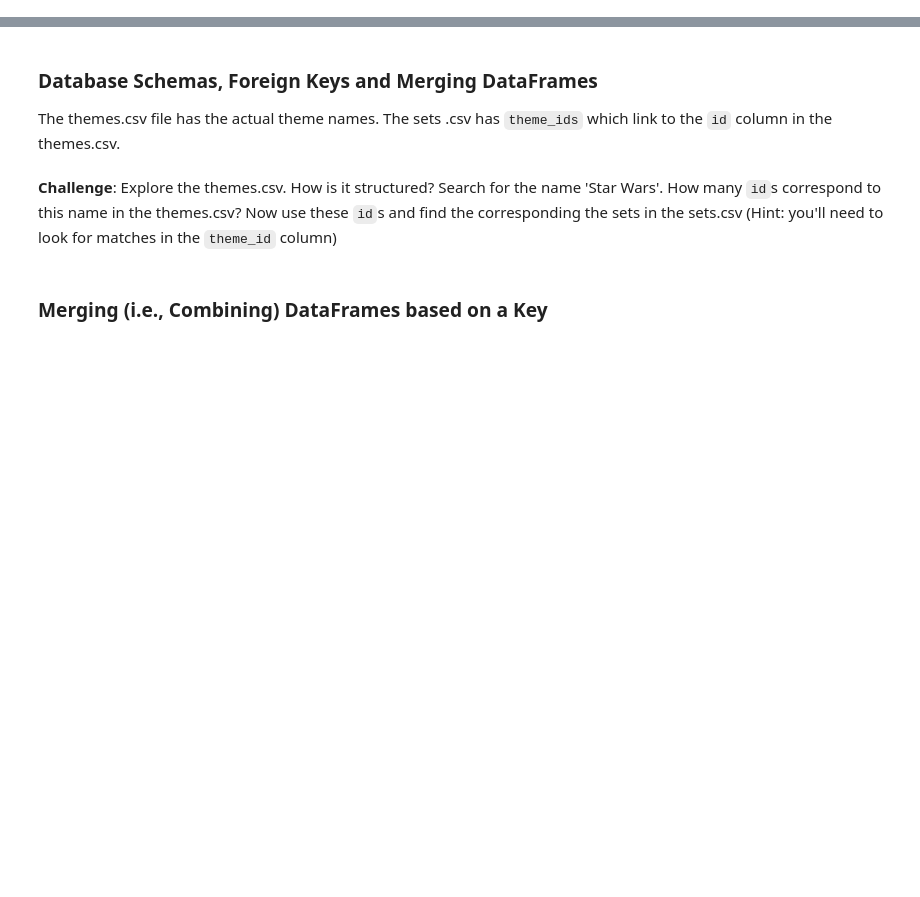
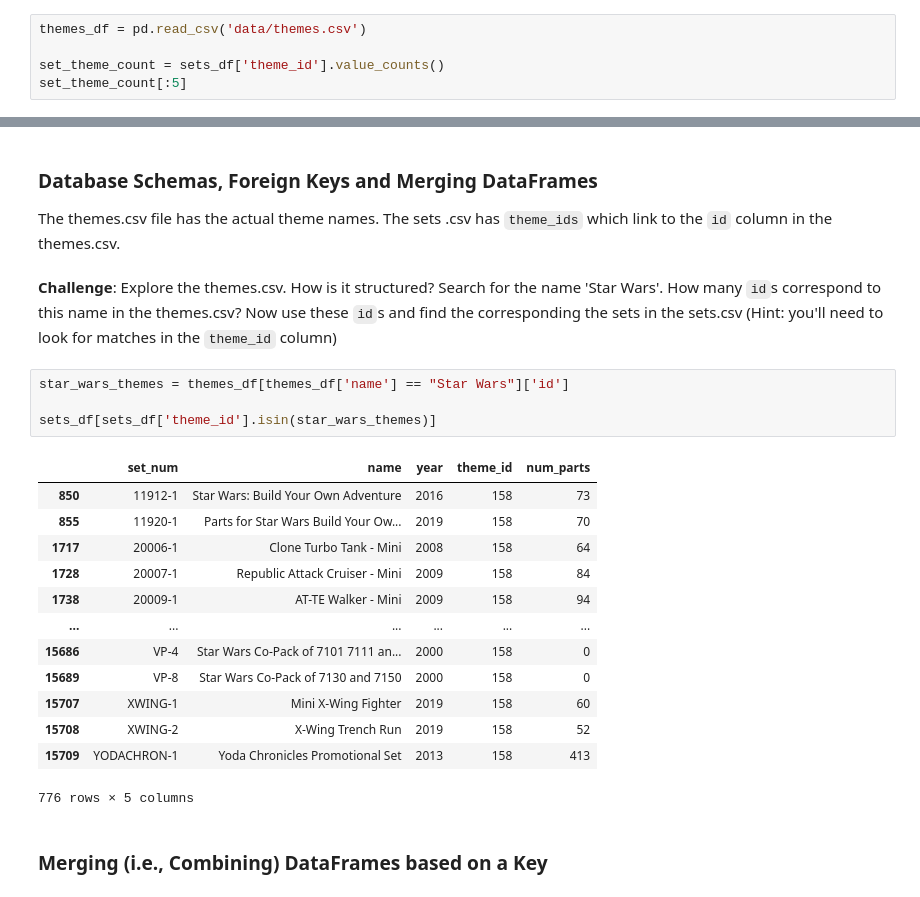
Before and after one commit to DRANetGH35/LEGO, a Jupyter notebook: Lego_Analysis_for_Course_(start).ipynb, the cells around one changed output, grey strips where cells are left out. Cells and saved outputs as stored; diff of their text form; blank space fills up the shorter version.

Commit message:
number of sets by theme

```diff
--- a/Lego_Analysis_for_Course_(start).ipynb
+++ b/Lego_Analysis_for_Course_(start).ipynb
@@ -262,3 +262,8 @@ plt.scatter(parts_per_set.index[:-2], parts_per_set.num_parts[:-2])
 ### Number of Sets per LEGO Theme
 # %% [markdown]
 LEGO has licensed many hit franchises from Harry Potter to Marvel Super Heros to many others. But which theme has the largest number of individual sets?
+# %%
+themes_df = pd.read_csv('data/themes.csv')
+
+set_theme_count = sets_df['theme_id'].value_counts()
+set_theme_count[:5]
@@ -270,5 +285,23 @@ LEGO has licensed many hit franchises from Harry Potter to Marvel Super Heros to
 The themes.csv file has the actual theme names. The sets .csv has <code>theme_ids</code> which link to the <code>id</code> column in the themes.csv.
 # %% [markdown]
 **Challenge**: Explore the themes.csv. How is it structured? Search for the name 'Star Wars'. How many <code>id</code>s correspond to this name in the themes.csv? Now use these <code>id</code>s and find the corresponding the sets in the sets.csv (Hint: you'll need to look for matches in the <code>theme_id</code> column)
+# %%
+star_wars_themes = themes_df[themes_df['name'] == "Star Wars"]['id']
+
+sets_df[sets_df['theme_id'].isin(star_wars_themes)]
+# %% [output]
+|  | set_num | name | year | theme_id | num_parts |
+| 850 | 11912-1 | Star Wars: Build Your Own Adventure | 2016 | 158 | 73 |
+| 855 | 11920-1 | Parts for Star Wars Build Your Ow... | 2019 | 158 | 70 |
+| 1717 | 20006-1 | Clone Turbo Tank - Mini | 2008 | 158 | 64 |
+| 1728 | 20007-1 | Republic Attack Cruiser - Mini | 2009 | 158 | 84 |
+| 1738 | 20009-1 | AT-TE Walker - Mini | 2009 | 158 | 94 |
+| ... | ... | ... | ... | ... | ... |
+| 15686 | VP-4 | Star Wars Co-Pack of 7101 7111 an... | 2000 | 158 | 0 |
+| 15689 | VP-8 | Star Wars Co-Pack of 7130 and 7150 | 2000 | 158 | 0 |
+| 15707 | XWING-1 | Mini X-Wing Fighter | 2019 | 158 | 60 |
+| 15708 | XWING-2 | X-Wing Trench Run | 2019 | 158 | 52 |
+| 15709 | YODACHRON-1 | Yoda Chronicles Promotional Set | 2013 | 158 | 413 |
+776 rows × 5 columns
 # %% [markdown]
 ### Merging (i.e., Combining) DataFrames based on a Key
```
Also changed, not shown: parts of 4 cells of this notebook.
